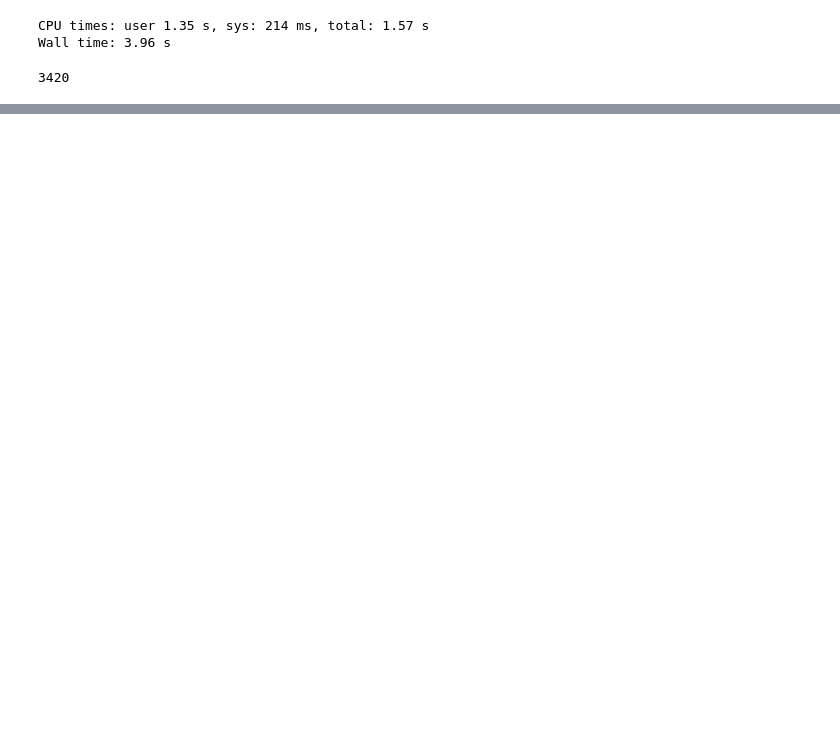
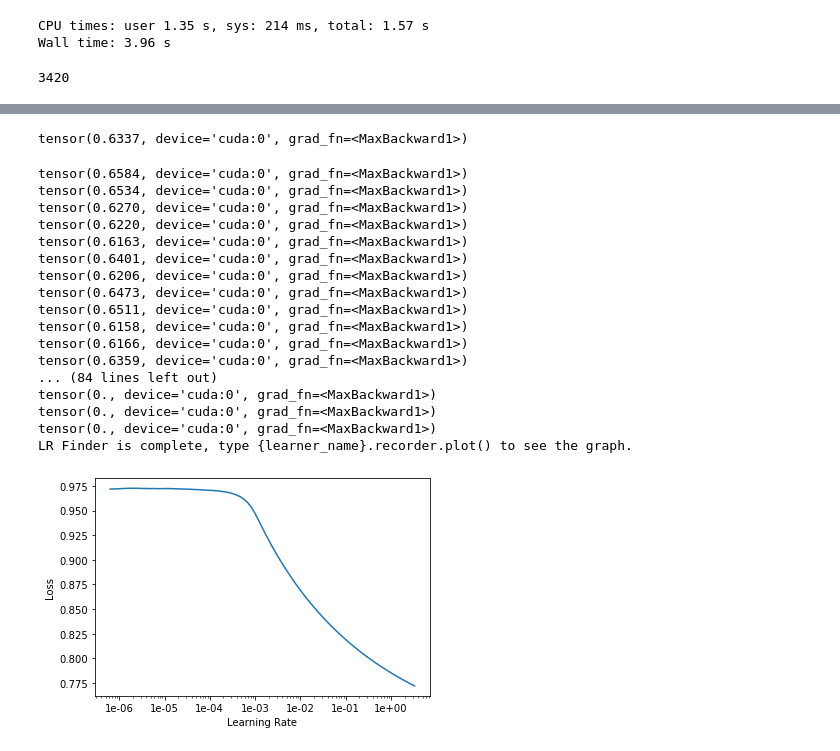
Before and after one commit to wwymak/spacenet-ml, a Jupyter notebook: spacenet-roads-v2.ipynb, the cells around one changed output, grey strips where cells are left out. Drawn from its saved outputs; the diff is of its cells as text; code cells hidden in the pictures; blank space fills up the shorter version.

```diff
--- a/spacenet-roads-v2.ipynb
+++ b/spacenet-roads-v2.ipynb
@@ -124,0 +274,23 @@ class FocalLoss(nn.Module):
+# %%
+class StableBCELoss(nn.Module):
+    def forward(self, input, target):
+        neg_abs = - input.abs()
+        loss = input.clamp(min=0) - input * target + (1 + neg_abs.exp()).log()
+        return loss.mean()
+def binary_xloss(logits, labels, ignore=None):
+    """
+    Binary Cross entropy loss
+      logits: [B, H, W] Variable, logits at each pixel (between -\infty and +\infty)
+      labels: [B, H, W] Tensor, binary ground truth masks (0 or 1)
+      ignore: void class id
+    """
+#     print(logits.max())
+    logits = logits.float()
+    labels = labels.float()
+    logits, labels = flatten_binary_scores(logits, labels, ignore)
+    loss = StableBCELoss()(logits, Variable(labels.float()))
+    return loss
+
+wd =1e-2
+metrics = [partial(foreground_acc, void_code=0),partial(dice, iou=True)]
+learn = Learner(data,  DinkNet34(), opt_func=torch.optim.AdamW ,metrics=metrics, loss_func=binary_xloss, wd=wd)
@@ -124,0 +317,5 @@ class FocalLoss(nn.Module):
+# %%
+
+learn.lr_find()
+learn.recorder.plot()
+# %% [output]
@@ -124,0 +323,19 @@ class FocalLoss(nn.Module):
+tensor(0.6337, device='cuda:0', grad_fn=<MaxBackward1>)
+tensor(0.6584, device='cuda:0', grad_fn=<MaxBackward1>)
+tensor(0.6534, device='cuda:0', grad_fn=<MaxBackward1>)
+tensor(0.6270, device='cuda:0', grad_fn=<MaxBackward1>)
+tensor(0.6220, device='cuda:0', grad_fn=<MaxBackward1>)
+tensor(0.6163, device='cuda:0', grad_fn=<MaxBackward1>)
+tensor(0.6401, device='cuda:0', grad_fn=<MaxBackward1>)
+tensor(0.6206, device='cuda:0', grad_fn=<MaxBackward1>)
+tensor(0.6473, device='cuda:0', grad_fn=<MaxBackward1>)
+tensor(0.6511, device='cuda:0', grad_fn=<MaxBackward1>)
+tensor(0.6158, device='cuda:0', grad_fn=<MaxBackward1>)
+tensor(0.6166, device='cuda:0', grad_fn=<MaxBackward1>)
+tensor(0.6359, device='cuda:0', grad_fn=<MaxBackward1>)
+... (84 lines left out)
+tensor(0., device='cuda:0', grad_fn=<MaxBackward1>)
+tensor(0., device='cuda:0', grad_fn=<MaxBackward1>)
+tensor(0., device='cuda:0', grad_fn=<MaxBackward1>)
+LR Finder is complete, type {learner_name}.recorder.plot() to see the graph.
+[figure, added]
```
Also changed, not shown: parts of 24 cells of this notebook, 6 other files.
